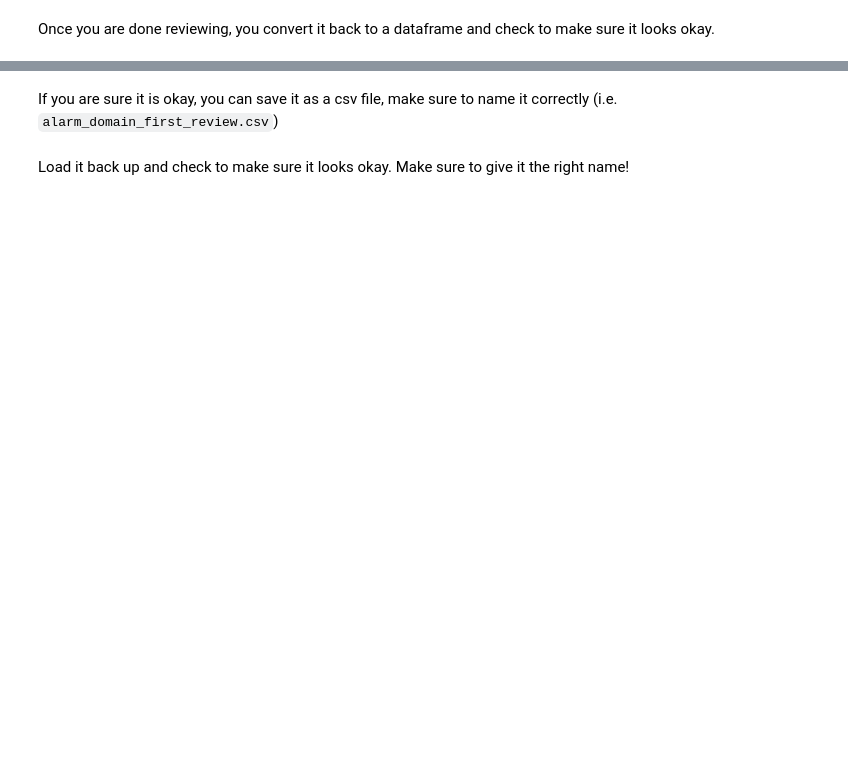
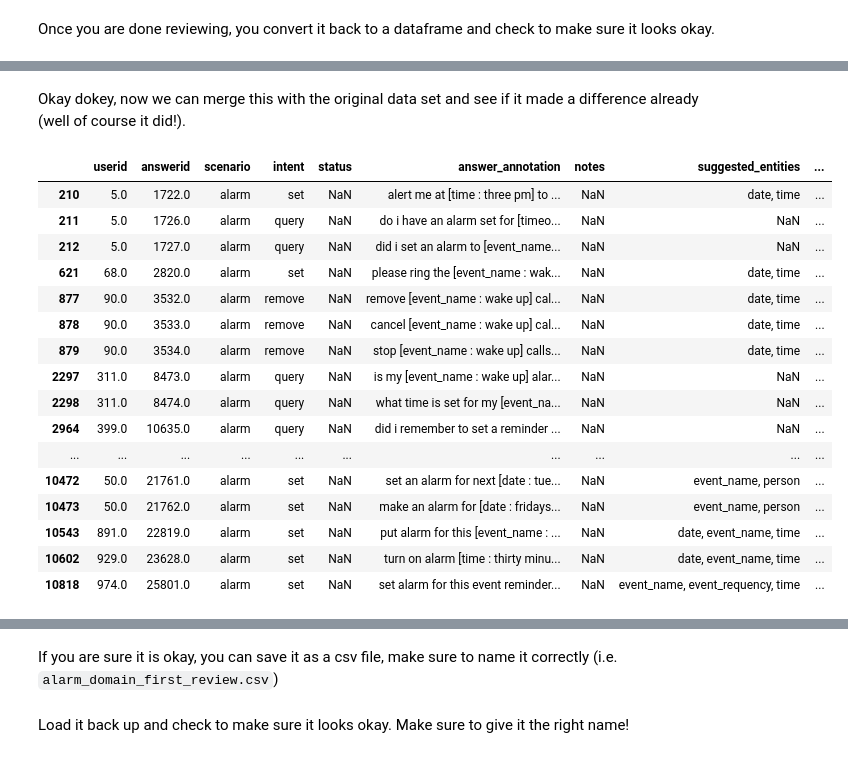
Before and after one commit to secretsauceai/NLU-engine-prototype-benchmarks, a Jupyter notebook: clean_dataset.ipynb, the cells around one changed output, grey strips where cells are left out. Saved outputs shown, nothing was run; the diff lists cells and outputs as text; code cells hidden in the pictures; blank space fills up the shorter version.

```diff
--- a/clean_dataset.ipynb
+++ b/clean_dataset.ipynb
@@ -119,3 +218,6 @@ nlu_scenario_df = nlu_scenario_data_df[
+# %%
+nlu_scenario_df = nlu_scenario_df[nlu_scenario_df['answer_annotation'].str.contains(
+    'alarm_type')]
 # %% [markdown]
 ## Convert to ipysheet and review
 # %% [markdown]
@@ -144,6 +255,6 @@ nlu_scenario_sheet
 # %% [markdown]
 Once you are done reviewing, you convert it back to a dataframe and check to make sure it looks okay.
 # %%
-reviwed_scenario_df = ipysheet.to_dataframe(nlu_scenario_sheet)
-reviwed_scenario_df.index = pd.to_numeric(reviwed_scenario_df.index)
-reviwed_scenario_df.tail(50)
+reviewed_scenario_df = ipysheet.to_dataframe(nlu_scenario_sheet)
+reviewed_scenario_df.index = pd.to_numeric(reviewed_scenario_df.index)
+reviewed_scenario_df.tail(50)
@@ -149,0 +280,2 @@ reviwed_scenario_df.tail(50)
+# %%
+reviewed_scenario_df['answer_annotation'] = reviewed_scenario_df['answer_annotation'].str.replace('alarm_type', 'event_name')
@@ -149,0 +301,31 @@ reviwed_scenario_df.tail(50)
+# %% [markdown]
+Okay dokey, now we can merge this with the original data set and see if it made a difference already (well of course it did!).
+# %%
+nlu_data_df.drop(
+    reviewed_scenario_df[reviewed_scenario_df['remove'] == True].index, inplace=True)
+
+reviewed_scenario_df = reviewed_scenario_df[~reviewed_scenario_df['remove'] == True]
+
+nlu_data_df.loc[nlu_data_df.index.intersection(
+    reviewed_scenario_df.index), 'answer_annotation'] = reviewed_scenario_df['answer_annotation']
+# %%
+nlu_data_df[(nlu_data_df['scenario'].str.contains('alarm')) & (nlu_data_df['answer_annotation'].str.contains(
+    'event_name'))]
+# %% [output]
+|  | userid | answerid | scenario | intent | status | answer_annotation | notes | suggested_entities | ... |
+| 210 | 5.0 | 1722.0 | alarm | set | NaN | alert me at [time : three pm] to ... | NaN | date, time | ... |
+| 211 | 5.0 | 1726.0 | alarm | query | NaN | do i have an alarm set for [timeo... | NaN | NaN | ... |
+| 212 | 5.0 | 1727.0 | alarm | query | NaN | did i set an alarm to [event_name... | NaN | NaN | ... |
+| 621 | 68.0 | 2820.0 | alarm | set | NaN | please ring the [event_name : wak... | NaN | date, time | ... |
+| 877 | 90.0 | 3532.0 | alarm | remove | NaN | remove [event_name : wake up] cal... | NaN | date, time | ... |
+| 878 | 90.0 | 3533.0 | alarm | remove | NaN | cancel [event_name : wake up] cal... | NaN | date, time | ... |
+| 879 | 90.0 | 3534.0 | alarm | remove | NaN | stop [event_name : wake up] calls... | NaN | date, time | ... |
+| 2297 | 311.0 | 8473.0 | alarm | query | NaN | is my [event_name : wake up] alar... | NaN | NaN | ... |
+| 2298 | 311.0 | 8474.0 | alarm | query | NaN | what time is set for my [event_na... | NaN | NaN | ... |
+| 2964 | 399.0 | 10635.0 | alarm | query | NaN | did i remember to set a reminder ... | NaN | NaN | ... |
+| ... | ... | ... | ... | ... | ... | ... | ... | ... | ... |
+| 10472 | 50.0 | 21761.0 | alarm | set | NaN | set an alarm for next [date : tue... | NaN | event_name, person | ... |
+| 10473 | 50.0 | 21762.0 | alarm | set | NaN | make an alarm for [date : fridays... | NaN | event_name, person | ... |
+| 10543 | 891.0 | 22819.0 | alarm | set | NaN | put alarm for this [event_name : ... | NaN | date, event_name, time | ... |
+| 10602 | 929.0 | 23628.0 | alarm | set | NaN | turn on alarm [time : thirty minu... | NaN | date, event_name, time | ... |
+| 10818 | 974.0 | 25801.0 | alarm | set | NaN | set alarm for this event reminder... | NaN | event_name, event_requency, time | ... |
```
Also changed, not shown: parts of 28 cells of this notebook, 1 other file.
